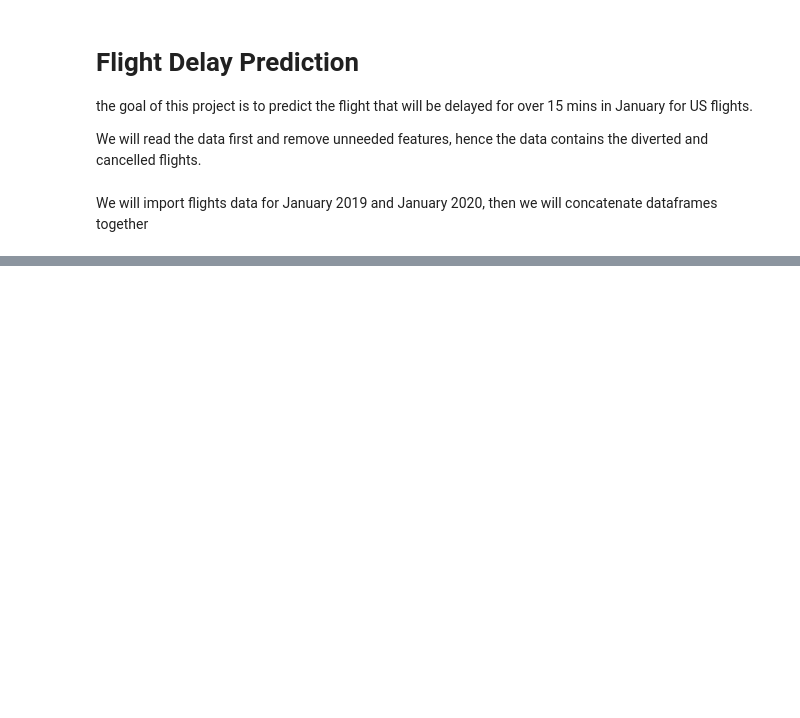
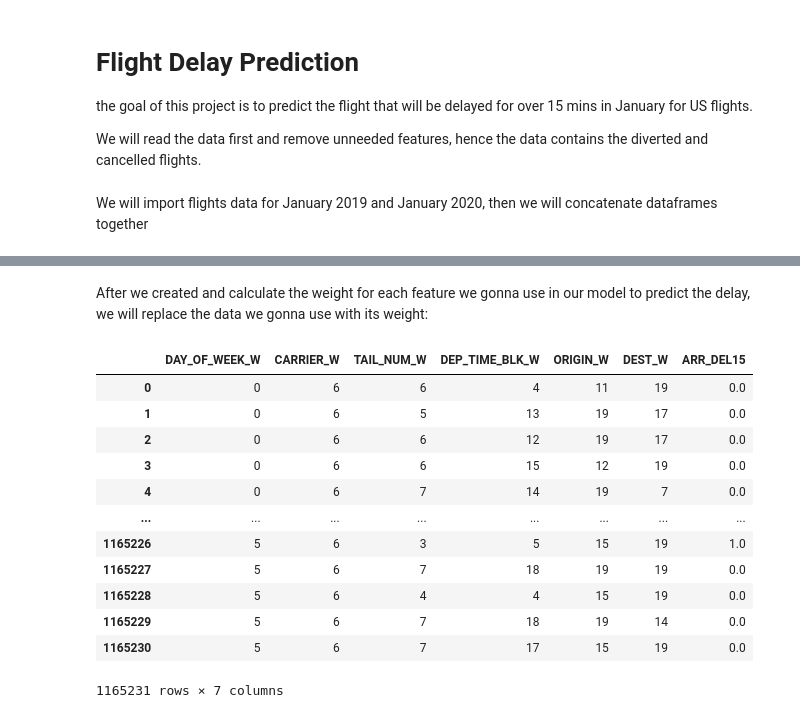
Before and after one commit to iMJOOD/Data_Science_Bootcamp, a Jupyter notebook: Flight delay prediction.ipynb, the cells around one changed output, grey strips where cells are left out. Saved outputs shown, nothing was run; the diff lists cells and outputs as text; code cells hidden in the pictures; blank space fills up the shorter version.

```diff
--- a/Flight delay prediction.ipynb
+++ b/Flight delay prediction.ipynb
@@ -70,0 +195,8 @@ We will start by droping unneeded columns
+# %%
+#frequncy of delay for each aircraft
+tail_num_df = df[['TAIL_NUM','ARR_DEL15']].groupby('TAIL_NUM').sum()
+tail_num_df['TAIL_NUM_W'] = pd.qcut(tail_num_df['ARR_DEL15'], 10, labels = False)
+tail_num_df.sort_values(by='ARR_DEL15',ascending=False)
+
+#print(" number of flights for aircraft tail number : N253PS "
+    #  ,(df['TAIL_NUM'] == 'N253PS').sum(), " flights")
@@ -70,0 +218,5 @@ We will start by droping unneeded columns
+# %%
+#frequncy of delay for each origin
+origin_df = df[['ORIGIN','ARR_DEL15']].groupby('ORIGIN').sum()
+origin_df['ORIGIN_W'] = pd.qcut(origin_df['ARR_DEL15'], 20, labels = False)
+origin_df.sort_values(by = 'ARR_DEL15' , ascending=False)
@@ -70,0 +238,5 @@ We will start by droping unneeded columns
+# %%
+#frequncy of delay for each destiniation
+dest_df = df[['DEST','ARR_DEL15']].groupby('DEST').sum()
+dest_df['DEST_W'] = pd.qcut(dest_df['ARR_DEL15'], 20, labels = False)
+dest_df.sort_values(by = 'ARR_DEL15' , ascending=False)
@@ -70,0 +258,38 @@ We will start by droping unneeded columns
+# %% [markdown]
+After we created and calculate the weight for each feature we gonna use in our model to predict the delay, we will replace the data we gonna use with its weight:
+# %%
+#day of week weight
+day_of_week_w = day_of_week_df.loc[df['DAY_OF_WEEK']].reset_index()
+df['DAY_OF_WEEK_W'] = day_of_week_w['DAY_OF_WEEK_W']
+#airline weight
+airline_w = airline_df.loc[df['OP_UNIQUE_CARRIER']].reset_index()
+df['CARRIER_W'] = airline_w['CARRIER_W']
+#dep_time_blk weight
+dep_time_blk_w = dep_time_blk_df.loc[df['DEP_TIME_BLK']].reset_index()
+df['DEP_TIME_BLK_W'] = dep_time_blk_w['DEP_TIME_BLK_W']
+#Tail num weight
+tail_num_w = tail_num_df.loc[df['TAIL_NUM']].reset_index()
+df['TAIL_NUM_W'] = tail_num_w['TAIL_NUM_W']
+#origin weight
+origin_w = origin_df.loc[df['ORIGIN']].reset_index()
+df['ORIGIN_W'] = origin_w['ORIGIN_W']
+#destination weight
+dest_w = dest_df.loc[df['DEST']].reset_index()
+df['DEST_W'] = dest_w['DEST_W']
+# %%
+df = df[['DAY_OF_WEEK_W','CARRIER_W','TAIL_NUM_W','DEP_TIME_BLK_W','ORIGIN_W','DEST_W','ARR_DEL15']]
+df
+# %% [output]
+|  | DAY_OF_WEEK_W | CARRIER_W | TAIL_NUM_W | DEP_TIME_BLK_W | ORIGIN_W | DEST_W | ARR_DEL15 |
+| 0 | 0 | 6 | 6 | 4 | 11 | 19 | 0.0 |
+| 1 | 0 | 6 | 5 | 13 | 19 | 17 | 0.0 |
+| 2 | 0 | 6 | 6 | 12 | 19 | 17 | 0.0 |
+| 3 | 0 | 6 | 6 | 15 | 12 | 19 | 0.0 |
+| 4 | 0 | 6 | 7 | 14 | 19 | 7 | 0.0 |
+| ... | ... | ... | ... | ... | ... | ... | ... |
+| 1165226 | 5 | 6 | 3 | 5 | 15 | 19 | 1.0 |
+| 1165227 | 5 | 6 | 7 | 18 | 19 | 19 | 0.0 |
+| 1165228 | 5 | 6 | 4 | 4 | 15 | 19 | 0.0 |
+| 1165229 | 5 | 6 | 7 | 18 | 19 | 14 | 0.0 |
+| 1165230 | 5 | 6 | 7 | 17 | 15 | 19 | 0.0 |
+1165231 rows × 7 columns
```
Also changed, not shown: parts of 24 cells of this notebook, 1 other file.
